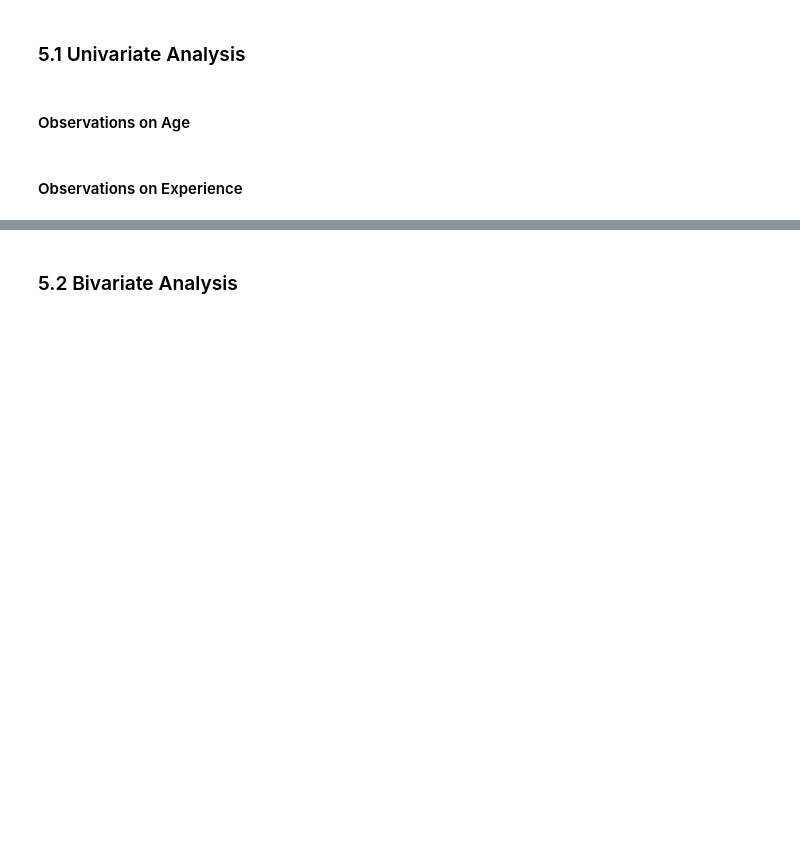
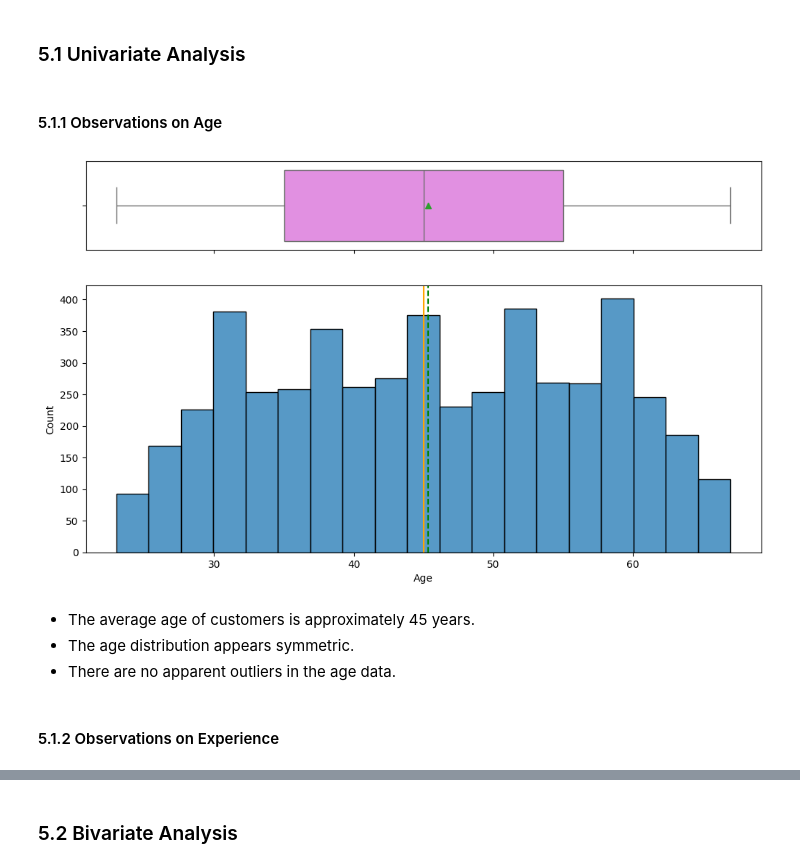
Before and after one commit to RashmiJK/PGP-AIML-PersonalLoan-ML, a Jupyter notebook: loan_purchase_modelling_dt.ipynb, the cells around one changed output, grey strips where cells are left out. Cells and saved outputs as stored; diff of their text form; code cells hidden in the pictures; blank space fills up the shorter version.

```diff
--- a/loan_purchase_modelling_dt.ipynb
+++ b/loan_purchase_modelling_dt.ipynb
@@ -352,20 +352,26 @@ def histogram_boxplot(data, feature, figsize=(12, 7), kde=False, bins=None):
         sharex=True,  # x-axis will be shared among all subplots
         gridspec_kw={"height_ratios": (0.25, 0.75)},
         figsize=figsize,
-    )  # creating the 2 subplots
+    )
+
+    # creating the 2 subplots
+    # boxplot will be created and a star will indicate the mean value of the column
     sns.boxplot(
         data=data, x=feature, ax=ax_box2, showmeans=True, color="violet"
-    )  # boxplot will be created and a star will indicate the mean value of the column
+    )
+    # For histogram
     sns.histplot(
         data=data, x=feature, kde=kde, ax=ax_hist2, bins=bins, palette="winter"
     ) if bins else sns.histplot(
         data=data, x=feature, kde=kde, ax=ax_hist2
-    )  # For histogram
+    )
+    # Add mean to the histogram
     ax_hist2.axvline(
         data[feature].mean(), color="green", linestyle="--"
-    )  # Add mean to the histogram
+    )
+    # Add median to the histogram
     ax_hist2.axvline(
-        data[feature].median(), color="black", linestyle="-"
-    )  # Add median to the histogram
+        data[feature].median(), color="orange", linestyle="-"
+    )
 # %%
 # function to create labeled barplots
@@ -419,8 +424,14 @@ def labeled_barplot(data, feature, perc=False, n=None):
 
     plt.show()  # show the plot
 # %% [markdown]
-#### Observations on Age
+#### 5.1.1 Observations on Age
 # %%
-histogram_boxplot(data, "age")
+histogram_boxplot(data, "Age")
+# %% [output]
+[figure, added]
+# %% [markdown]
+- The average age of customers is approximately 45 years.
+- The age distribution appears symmetric.
+- There are no apparent outliers in the age data.
 # %% [markdown]
-#### Observations on Experience
+#### 5.1.2 Observations on Experience
```
Also changed, not shown: parts of 44 cells of this notebook.
